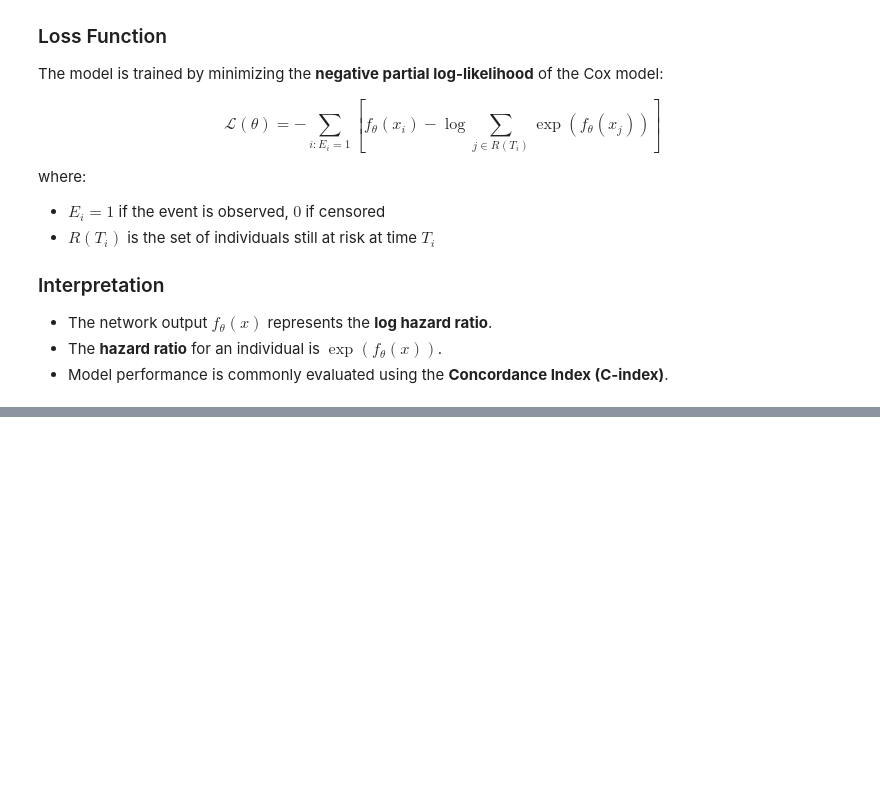
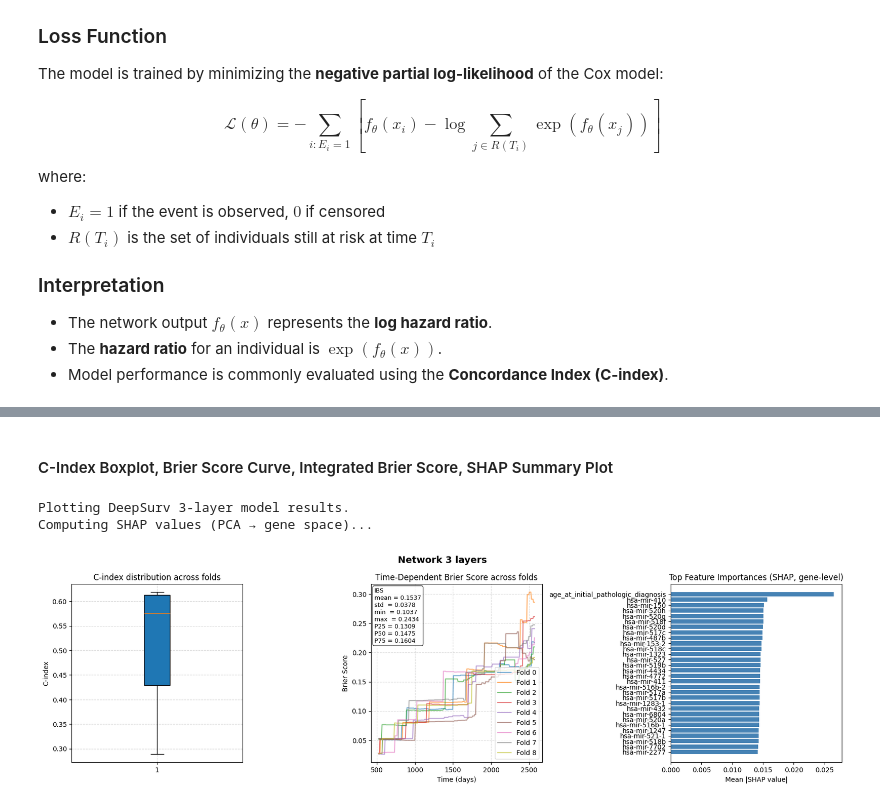
Before and after one commit to giorgiaBertacchini/miRNA_survival_analysis, a Jupyter notebook: notebooks/deepSurv.ipynb, the cells around one changed output, grey strips where cells are left out. Saved outputs shown, nothing was run; the diff lists cells and outputs as text; code cells hidden in the pictures; blank space fills up the shorter version.

Commit message:
load deepSurv and deepSurv_with_VAE notebooks

```diff
--- a/notebooks/deepSurv.ipynb
+++ b/notebooks/deepSurv.ipynb
@@ -96,0 +326,18 @@ where:
+# %%
+def create_model(X, params, network_class):
+    """
+    Instantiates a DeepSurv model (CoxPH) with the specified
+    neural network architecture and hyperparameters.
+    """
+    in_features = X.shape[1]
+    if network_class == Net_3layers:
+        net = Net_3layers(in_features, 1, params['hidden1'], params['hidden2'], params['dropout'])
+    else:
+        net = Net_5layers(in_features, 1, params['hidden1'], params['hidden2'], params['hidden3'],
+                          params['hidden4'], params['dropout'])
+
+    optimizer = optim.Adam(net.parameters(), lr=params['lr'], weight_decay=params.get('weight_decay', 1e-4))
+    model = CoxPH(net, tt.optim.Adam)
+    model.optimizer = optimizer
+
+    return model
@@ -96,0 +369,16 @@ where:
+# %%
+json_3_path = os.path.join(ROOT, 'grid_searches', 'deepsurv', subtype, dataset_name, 'gcv_best_results_Net_3layers.json')
+json_5_path = os.path.join(ROOT, 'grid_searches', 'deepsurv', subtype, dataset_name, 'gcv_best_results_Net_5layers.json')
+
+import json
+with open(json_3_path, 'r') as f:
+    json_3 = json.load(f)
+    grid_3 = json_3['best_params']
+    param_grid_3 = {k: [v] for k, v in grid_3.items()}
+    print(param_grid_3)
+
+with open(json_5_path, 'r') as f:
+    json_5 = json.load(f)
+    grid_5 = json_5['best_params']
+    param_grid_5 = {k: [v] for k, v in grid_5.items()}
+    print(param_grid_5)
@@ -96,0 +462,4 @@ where:
+# %%
+print("\nGrid search for best params...")
+gcv_best_3, _ = grid_searches(X_train_pca_folds, X_val_pca_folds, y_gpu, fold_indexes, Net_3layers,
+                              param_grid_3, DEVICE)
@@ -96,0 +590,3 @@ where:
+# %%
+print("\nCross validation on best params...")
+models_3, cv_results_3, df_times = cross_validate(X_train_pca_folds, X_val_pca_folds, y_gpu, fold_indexes, gcv_best_3['best_params'], Net_3layers, DEVICE)
@@ -96,0 +665,2 @@ where:
+# %% [markdown]
+#### C-Index Boxplot, Brier Score Curve, Integrated Brier Score, SHAP Summary Plot
@@ -96,0 +812,6 @@ where:
+# %%
+plots(models_3, cv_results_3, pca, X_pca_gpu, gene_cols, clinical_cols, n=3)
+# %% [output]
+Plotting DeepSurv 3-layer model results.
+Computing SHAP values (PCA → gene space)...
+[figure, added]
```
Also changed, not shown: parts of 47 cells of this notebook, 1 other file.
